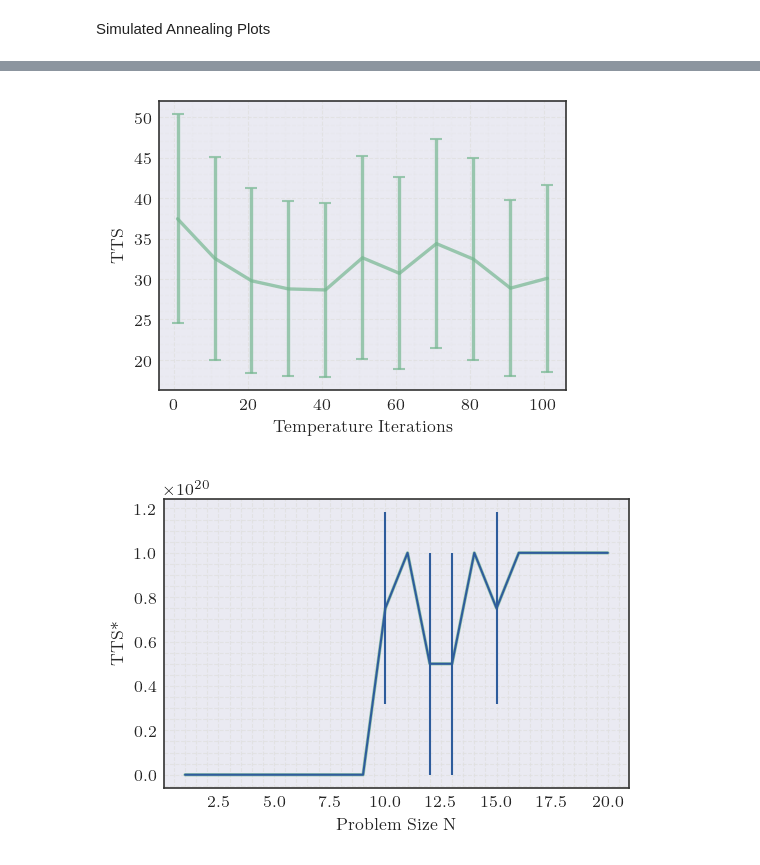
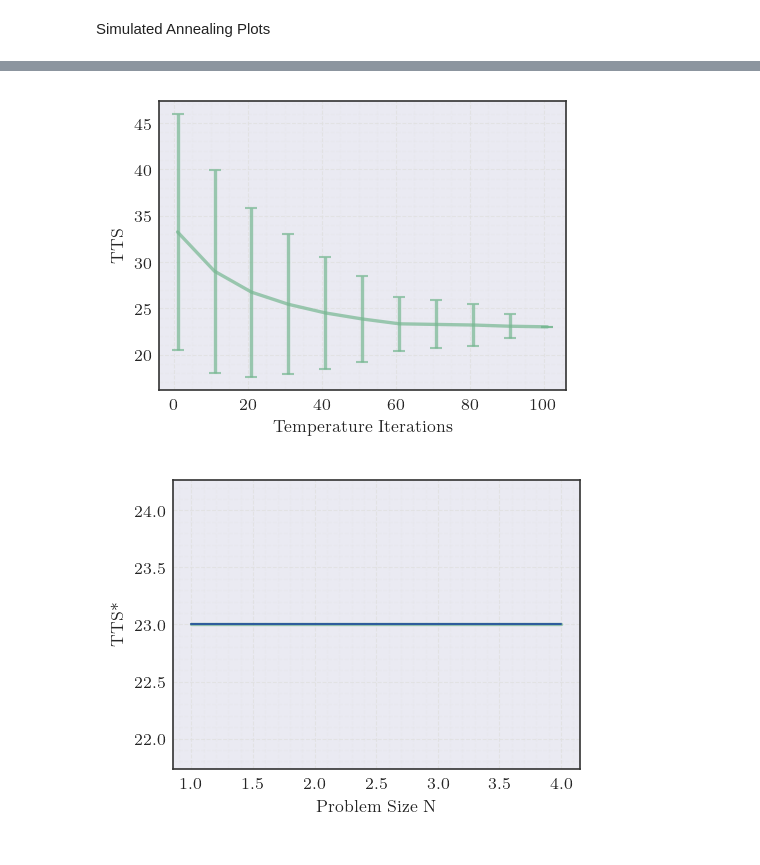
Before and after one commit to DerEinverleiber/UCP-PaperV2, a Jupyter notebook: cl_optimizer_plots.ipynb, the cells around one changed output, grey strips where cells are left out. Cells and saved outputs as stored; diff of their text form; code cells hidden in the pictures.

Commit message:
feat(plots): adapt plots to experiment fixes

```diff
--- a/cl_optimizer_plots.ipynb
+++ b/cl_optimizer_plots.ipynb
@@ -9,6 +6,6 @@ The autoreload extension is already loaded. To reload it, use:
 # %%
 # Parameters
-results_path = 'data/simulated_annealing/summary_2026-04-08_15-05-55.npy'
+results_path = 'data/simulated_annealing/summary_2026-04-13_16-34-13.npy'
 brute_force_data_directory = './data/brute_force/test' # use same as in cl_optimizer_experiments
 # %%
 import numpy as np
@@ -21,6 +18,6 @@ result_tensor.shape # should be a 5-tuple: (n_problem_sizes, n_instances_per_pro
 # %%
-loss_tensor = result_tensor[:, :, :, :, 2]
-temp_iterations = result_tensor[0, 0, 0, :, 1]
+loss_tensor = result_tensor[:, :, :, :, 1]
+temp_iterations = result_tensor[0, 0, 0, :, 0]
 # %%
 from pathlib import Path
 import numpy as np
@@ -145,24 +141,26 @@ plt.ylabel('TTS')
 plt.xlabel('Temperature Iterations')
 plt.grid(visible=True)
 # %% [output]
-[figure, old version]
+[figure, new version]
 # %%
-plt.plot(
+fig, ax = styling.subplots(figsize=(3.5, 2.5))
+
+ax.plot(
     problem_sizes,
     avg_min_tts,
     alpha=0.7,
     linewidth=1.6,
     markersize=3.5,
     color=palette[0]
 )
 
-plt.errorbar(
+ax.errorbar(
     problem_sizes,
     y=avg_min_tts,
     yerr=std_min_tts,
 )
 plt.ylabel('TTS*')
 plt.xlabel('Problem Size N')
 plt.grid(visible=True)
 # %% [output]
-[figure, old version]
+[figure, new version]
```
Also changed, not shown: parts of 6 cells of this notebook.
